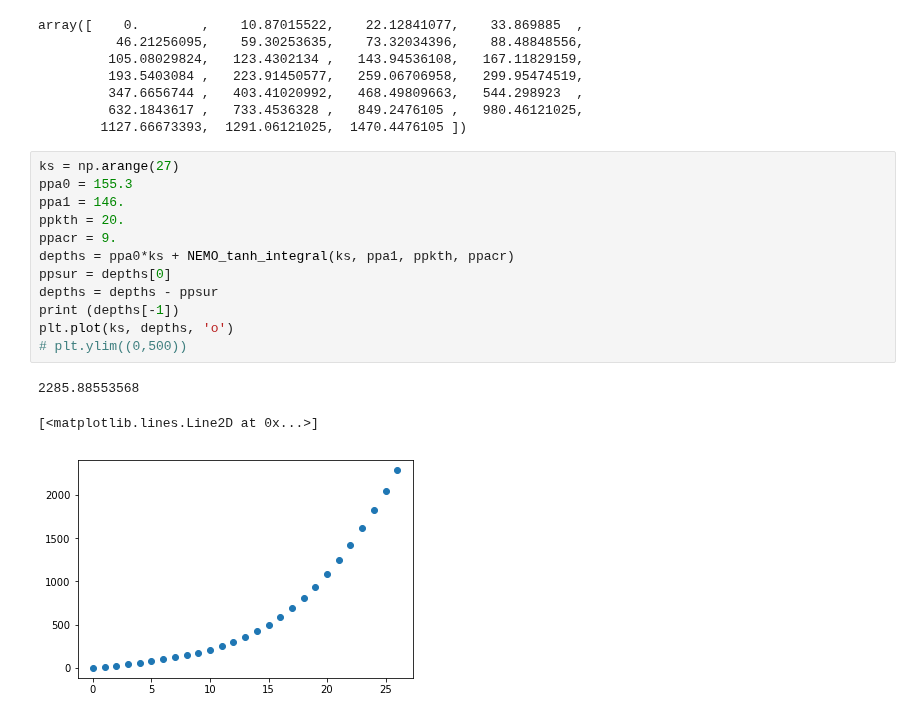
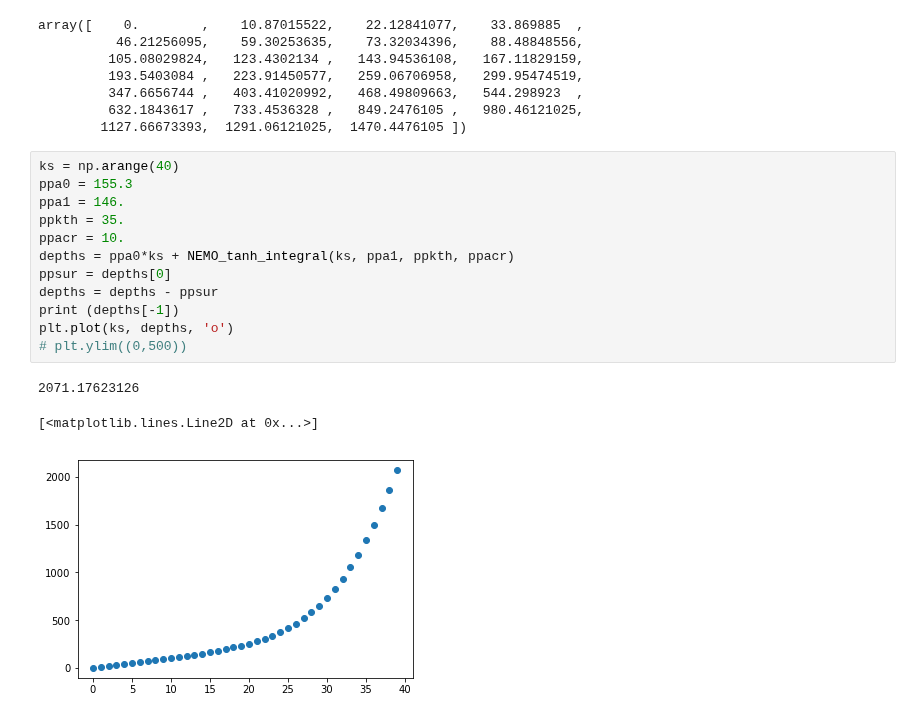
Before and after one commit to UBC-MOAD/wcvi, a Jupyter notebook: grid/NEMO_depth_parameters.ipynb, the cells around one changed output. Cells and saved outputs as stored; diff of their text form.

```diff
--- a/grid/NEMO_depth_parameters.ipynb
+++ b/grid/NEMO_depth_parameters.ipynb
@@ -70,18 +70,18 @@ array([    0.        ,    10.87015522,    22.12841077,    33.869885  ,
          632.1843617 ,   733.4536328 ,   849.2476105 ,   980.46121025,
         1127.66673393,  1291.06121025,  1470.4476105 ])
 # %%
-ks = np.arange(27)
+ks = np.arange(40)
 ppa0 = 155.3
 ppa1 = 146.
-ppkth = 20.
-ppacr = 9.
+ppkth = 35.
+ppacr = 10.
 depths = ppa0*ks + NEMO_tanh_integral(ks, ppa1, ppkth, ppacr)
 ppsur = depths[0]
 depths = depths - ppsur
 print (depths[-1])
 plt.plot(ks, depths, 'o')
 # plt.ylim((0,500))
 # %% [output]
-2285.88553568
+2071.17623126
 [<matplotlib.lines.Line2D at 0x...>]
-[figure, old version]
+[figure, new version]
```
Also changed, not shown: parts of 5 cells of this notebook.
